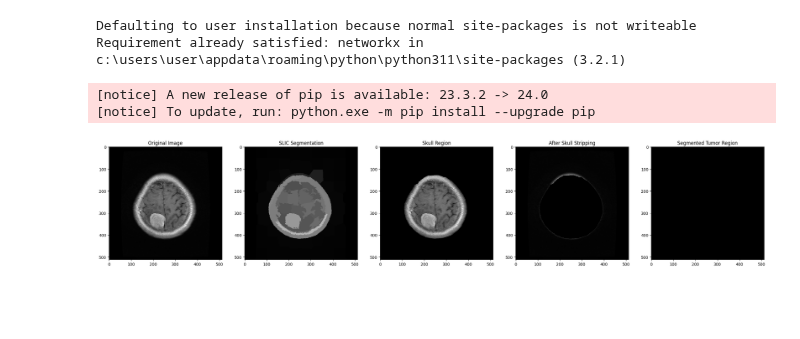
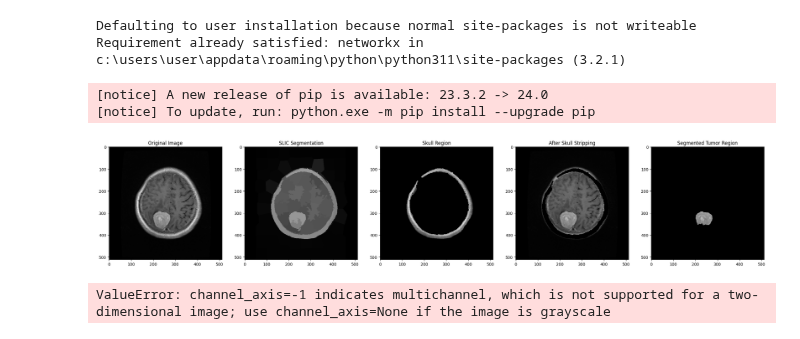
Before and after one commit to waiee/Brain-Tumor-Segmentation, a Jupyter notebook: main.ipynb, the cells around one changed output. Drawn from its saved outputs; the diff is of its cells as text; code cells hidden in the pictures; blank space fills up the shorter version.

```diff
--- a/main.ipynb
+++ b/main.ipynb
@@ -131,7 +131,7 @@ def get_tumor_region(internal_info):
     return tumor_mask_internal
 
 # Read the image
-img = cv2.imread('C:/Users/user/Downloads/final year sem 1/VIP/project/brain tumor dataset/images/178.png', cv2.IMREAD_COLOR)
+img = cv2.imread('C:/Users/user/Downloads/final year sem 1/VIP/project/brain tumor dataset/images/181.png', cv2.IMREAD_COLOR)
 
 # Convert the image from BGR to RGB (for display with matplotlib)
 img_rgb = cv2.cvtColor(img, cv2.COLOR_BGR2RGB)
@@ -173,31 +173,31 @@ segmented_image = cv2.bitwise_and(img_rgb, img_rgb, mask=tumor_mask)
 
 # Get internal information without the skull
 internal_info = cv2.subtract(img_rgb, cv2.cvtColor(tumor_mask, cv2.COLOR_GRAY2RGB))
 
 # Get tumor region from internal information
 tumor_mask_internal = get_tumor_region(internal_info)
 
 # Apply the binary mask to the original image
 segmented_image_internal = cv2.bitwise_and(internal_info, internal_info, mask=tumor_mask_internal)
 
 # Display the original image, SLIC segmentation result, segmented tumor region, internal information, and segmented tumor region from internal info
 fig, ax = plt.subplots(1, 5, figsize=(30, 6))
 
 ax[0].imshow(img_rgb)
 ax[0].set_title('Original Image')
 
 ax[1].imshow(mask)
 ax[1].set_title('SLIC Segmentation')
 
 ax[2].imshow(segmented_image)
 ax[2].set_title('Skull Region')
 
 ax[3].imshow(internal_info)
 ax[3].set_title('After Skull Stripping')
 
 ax[4].imshow(segmented_image_internal)
 ax[4].set_title('Segmented Tumor Region')
 
 plt.show()
 # %% [output]
-[figure, old version]
+[figure, new version]
@@ -203,0 +307,68 @@ plt.show()
+# %%
+# image_path = 'C:/Users/user/Downloads/final year sem 1/VIP/project/brain tumor dataset/images/178.png'
+# ground_truth_path = 'C:/Users/user/Downloads/final year sem 1/VIP/project/brain tumor dataset/masks/178.png'
+
+# Import necessary libraries
+import numpy as np
+import matplotlib.pyplot as plt
+from skimage import io, color, segmentation, morphology
+from sklearn.cluster import KMeans
+from skimage.segmentation import find_boundaries
+
+# Load your dataset (replace 'your_image_path' and 'your_ground_truth_path' with your actual paths)
+image_path = 'C:/Users/user/Downloads/final year sem 1/VIP/project/brain tumor dataset/images/178.png'
+ground_truth_path = 'C:/Users/user/Downloads/final year sem 1/VIP/project/brain tumor dataset/masks/178.png'
+
+# Load the image and ground truth
+image = io.imread(image_path)
+ground_truth = io.imread(ground_truth_path)
+
+# Preprocessing
+# Handle both grayscale and color images
+if image.ndim == 3:
+    # Convert to grayscale if it's a color image
+    gray_image = color.rgb2gray(image)
+    normalized_image = (gray_image - np.min(gray_image)) / (np.max(gray_image) - np.min(gray_image))
+else:
+    # Use the image directly if it's already grayscale
+    normalized_image = (image - np.min(image)) / (np.max(image) - np.min(image))
+
+# SLIC Segmentation
+segments = segmentation.slic(image, n_segments=100, compactness=10.0, sigma=1.0)
+
+# Postprocessing
+# Example: Apply k-means clustering to refine the segmentation
+# (Note: You may need to adjust this based on your specific dataset)
+kmeans = KMeans(n_clusters=2, random_state=42)
+flat_segments = segments.flatten()
+flat_normalized_image = normalized_image.flatten()
+kmeans_input = np.column_stack((flat_segments, flat_normalized_image))
+kmeans.fit(kmeans_input)
+segment_labels = kmeans.predict(kmeans_input)
+segment_labels = segment_labels.reshape(normalized_image.shape)
+
+# Apply a morphological operation for better segmentation
+segment_labels = morphology.dilation(segment_labels, morphology.disk(5))
+
+# Display the results
+plt.figure(figsize=(12, 4))
+
+plt.subplot(1, 3, 1)
+plt.imshow(image)
+plt.title('Original Image')
+
+plt.subplot(1, 3, 2)
+# Overlay segment boundaries on the original image
+boundaries = find_boundaries(segments)
+image_with_boundaries = np.copy(image)
+image_with_boundaries[boundaries] = [1, 0, 0]  # Set boundaries to red
+plt.imshow(image_with_boundaries)
+plt.title('SLIC Segmentation')
+
+plt.subplot(1, 3, 3)
+plt.imshow(segment_labels, cmap='gray')
+plt.title('Segmented Image')
+
+plt.show()
+# %% [output]
+ValueError: channel_axis=-1 indicates multichannel, which is not supported for a two-dimensional image; use channel_axis=None if the image is grayscale
```
Also changed, not shown: parts of 1 cell of this notebook.
